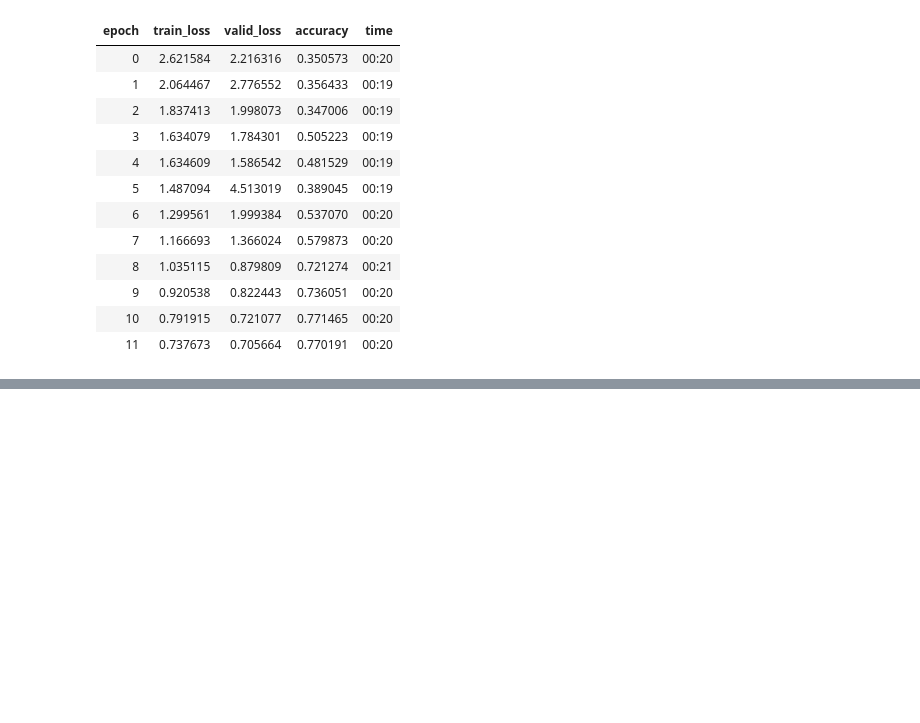
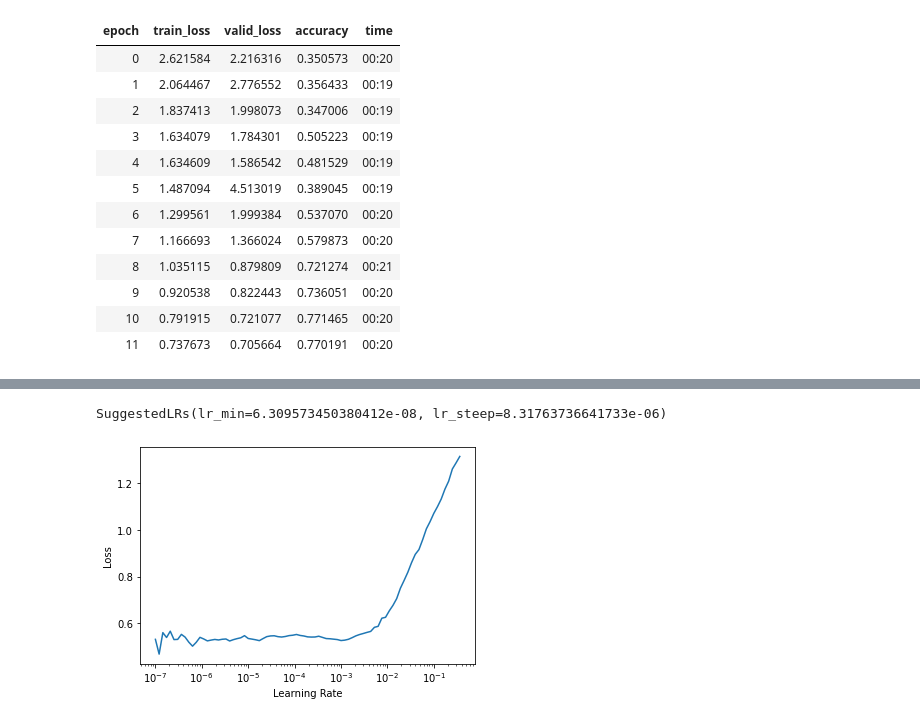
Before and after one commit to moaaztaha/fastai-experiments, a Jupyter notebook: imagenette.ipynb, the cells around one changed output, grey strips where cells are left out. Saved outputs shown, nothing was run; the diff lists cells and outputs as text; code cells hidden in the pictures; blank space fills up the shorter version.

```diff
--- a/imagenette.ipynb
+++ b/imagenette.ipynb
@@ -209,0 +287,2 @@ learn.fit_one_cycle(12, 3e-3)
+# %%
+learn.fit_one_cycle(6, 3e-3)
@@ -209,0 +297,3 @@ learn.fit_one_cycle(12, 3e-3)
+# %%
+learn.lr_find()
+# %% [output]
@@ -209,0 +301,2 @@ learn.fit_one_cycle(12, 3e-3)
+SuggestedLRs(lr_min=6.309573450380412e-08, lr_steep=8.31763736641733e-06)
+[figure, added]
```
Also changed, not shown: parts of 15 cells of this notebook.
